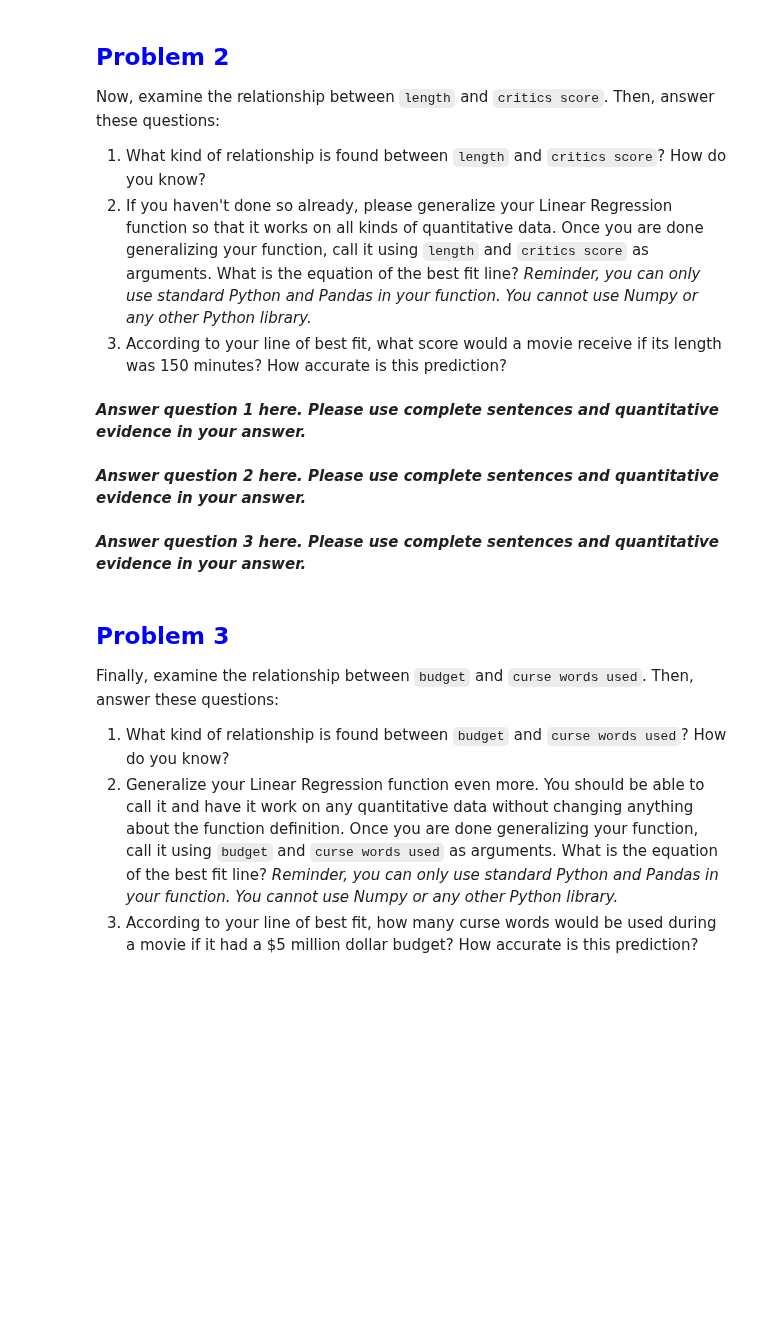
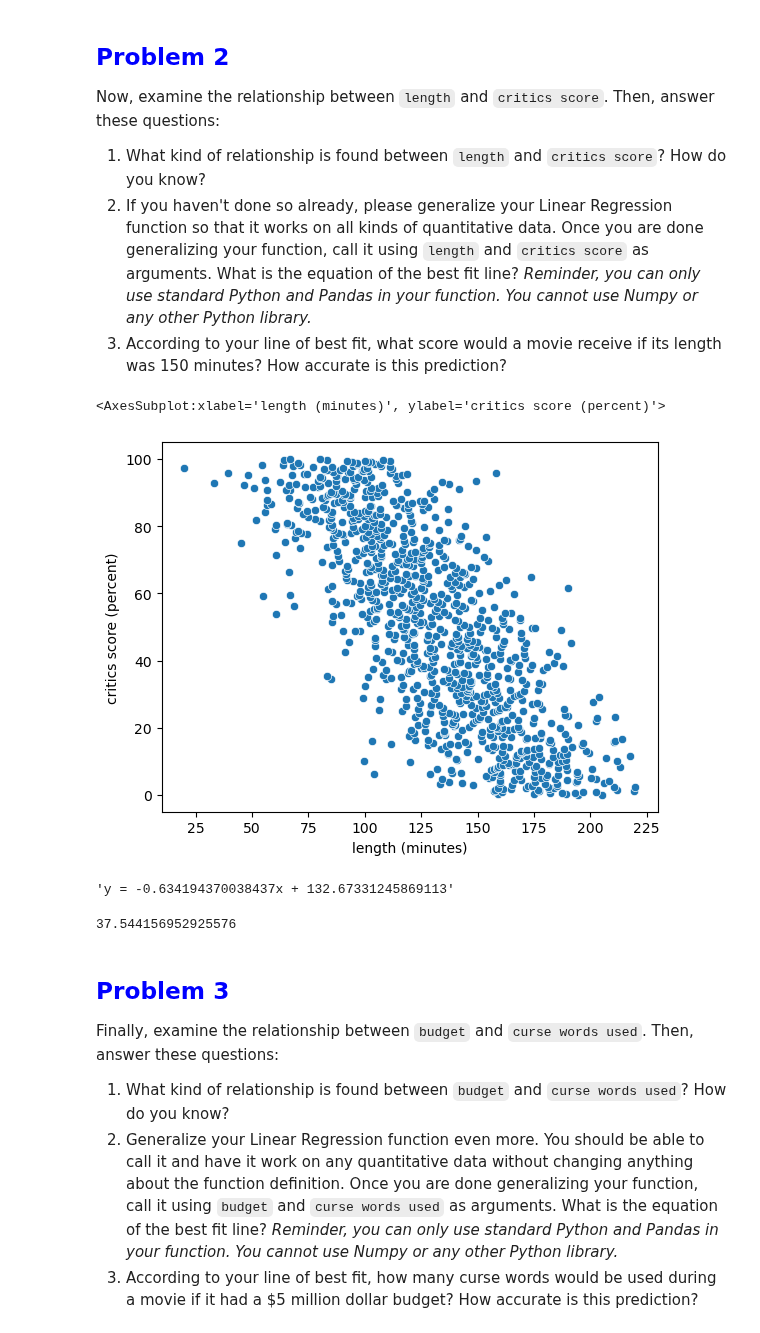
Before and after one commit to Google-Stein/CCIC-Artificial-Intelligence, a Jupyter notebook: Semester 1/Movies/Problem_Set_-_Linear_Regression.ipynb, the cells around one changed output. Cells and saved outputs as stored; diff of their text form; code cells hidden in the pictures; blank space fills up the shorter version.

```diff
--- a/Semester 1/Movies/Problem_Set_-_Linear_Regression.ipynb
+++ b/Semester 1/Movies/Problem_Set_-_Linear_Regression.ipynb
@@ -38,19 +100,35 @@ Now, examine the relationship between `length` and `critics score`. Then, answer
 2. If you haven't done so already, please generalize your Linear Regression function so that it works on all kinds of quantitative data. Once you are done generalizing your function, call it using `length` and `critics score` as arguments. What is the equation of the best fit line? *Reminder, you can only use standard Python and Pandas in your function. You cannot use Numpy or any other Python library.*
 3. According to your line of best fit, what score would a movie receive if its length was 150 minutes? How accurate is this prediction?
 # %%
-# Write the code you need for question 1 here.
+sns.scatterplot(data=data, x='length (minutes)', y='critics score (percent)')
+# %% [output]
+<AxesSubplot:xlabel='length (minutes)', ylabel='critics score (percent)'>
+[figure, added]
-# %% [markdown]
-***Answer question 1 here. Please use complete sentences and quantitative evidence in your answer.***
 # %%
-# Write the code you need for question 2 here.
-# If you generalized your function in Problem 1,
-# please just copy and paste your function definition and call below.
+def lineOfBestFitLengthCritic(df):
+    #Calculate the Means
+    mean_x = data['length (minutes)'].mean()
+    mean_y = data['critics score (percent)'].mean()
+
+    #Calc the SLOPEEEEEE
+    numerator = ((data['length (minutes)'] - mean_x) * (data['critics score (percent)'] - mean_y)).sum()
+    denominator = ((data['length (minutes)'] - mean_x) ** 2).sum()
+    m = numerator / denominator
+
+    # dont forget the intercept
+    b = mean_y - m * mean_x
+
+    return f"y = {m}x + {b}"
+
+display(lineOfBestFitLengthCritic(data))
+# %% [output]
+'y = -0.634194370038437x + 132.67331245869113'
-# %% [markdown]
-***Answer question 2 here. Please use complete sentences and quantitative evidence in your answer.***
 # %%
-# Write the code you need for question 3 here.
+predictedOutcome = (-0.634194370038437 * 150 + 132.67331245869113)
+predictedOutcome
+#Wide range of possible outcomes makes this outcome of only 37 score innacurate. It can be literally any value of critic score
+# %% [output]
+37.544156952925576
-# %% [markdown]
-***Answer question 3 here. Please use complete sentences and quantitative evidence in your answer.***
 # %% [markdown]
 ## <span style="color:blue">Problem 3</span>
 Finally, examine the relationship between `budget` and `curse words used`. Then, answer these questions:
```
Also changed, not shown: parts of 14 cells of this notebook, 1 other file.
